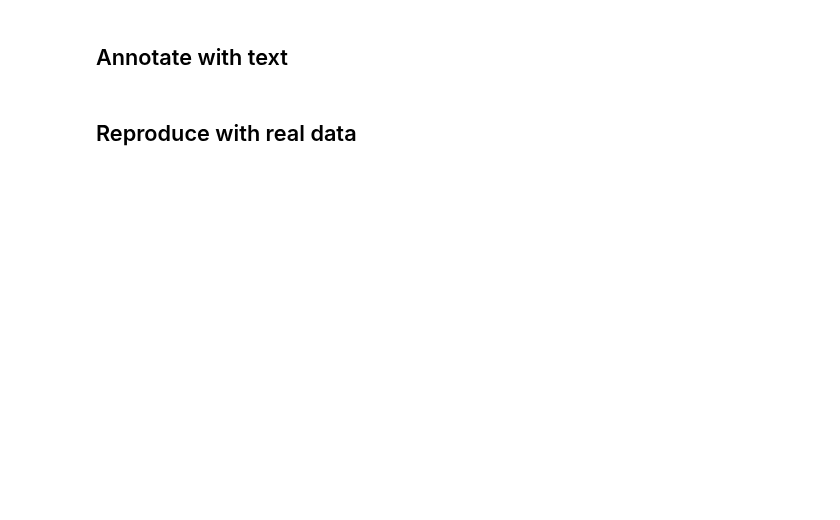
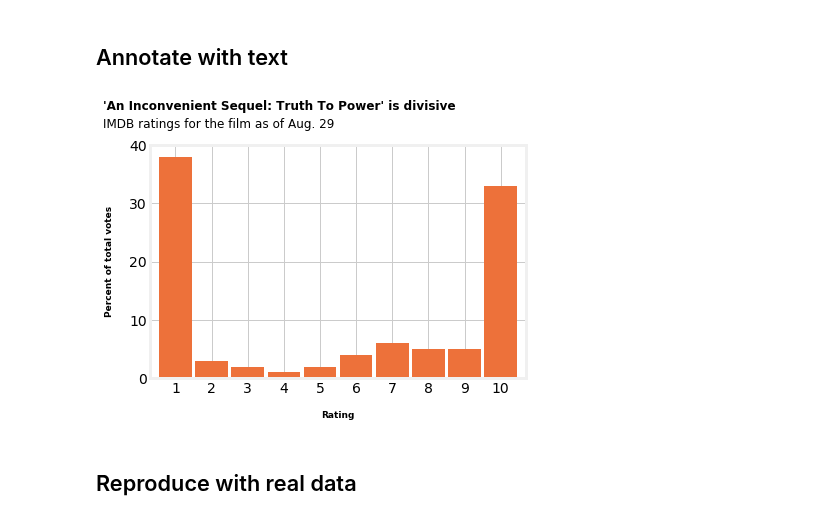
Before and after one commit to HeyLaxmi/DS-Unit-1-Sprint-1-Dealing-With-Data, a Jupyter notebook: Copy_of_LS_DS_123_Make_Explanatory_Visualizations.ipynb, the cells around one changed output. Saved outputs shown, nothing was run; the diff lists cells and outputs as text; code cells hidden in the pictures; blank space fills up the shorter version.

```diff
--- a/Copy_of_LS_DS_123_Make_Explanatory_Visualizations.ipynb
+++ b/Copy_of_LS_DS_123_Make_Explanatory_Visualizations.ipynb
@@ -352,6 +352,38 @@ display(example)
 [interactive output not drawn]
 # %% [markdown]
 ## Annotate with text
+# %%
+plt.style.use('fivethirtyeight')
+
+fig = plt.figure()
+
+# set figure background color
+fig.patch.set_facecolor('white')
+
+# set bar color and width
+ax = fake.plot.bar(color='#ED713A', width=0.9)
+
+# set inner Axes color
+ax.set(facecolor='white')
+
+# ax.set_title("Is this the title?")
+
+# Set title and subtitle
+ax.text(x=-2, y=46, s="'An Inconvenient Sequel: Truth To Power' is divisive", fontweight="bold", fontsize='12')
+ax.text(x=-2, y=43, s="IMDB ratings for the film as of Aug. 29", fontsize=12);
+
+# Set x and y-axis ticks
+ax.set_xticklabels(range(1,11), rotation=0)
+ax.set_yticks(range(0,50,10))
+ax.set_yticklabels(range(0,50,10))
+
+# Set axis labels
+plt.ylabel(ylabel='Percent of total votes', fontsize=9, fontweight='bold', labelpad=15)
+plt.xlabel(xlabel='Rating', fontsize=9, fontweight='bold', labelpad=15)
+
+plt.show()
+# %% [output]
+[figure, added]
 # %% [markdown]
 ## Reproduce with real data
 # %%
```
Also changed, not shown: parts of 14 cells of this notebook.
